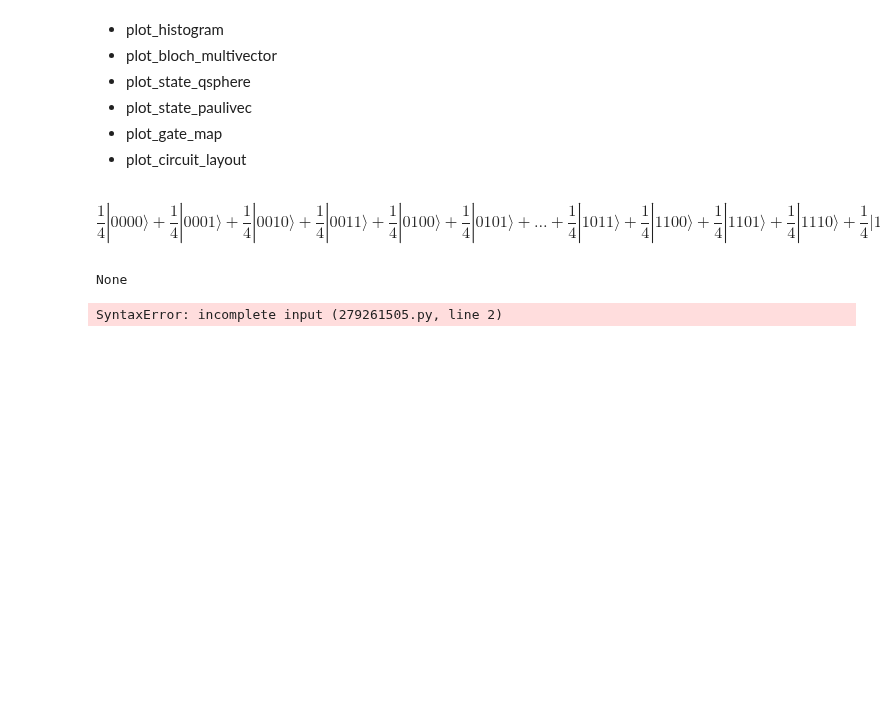
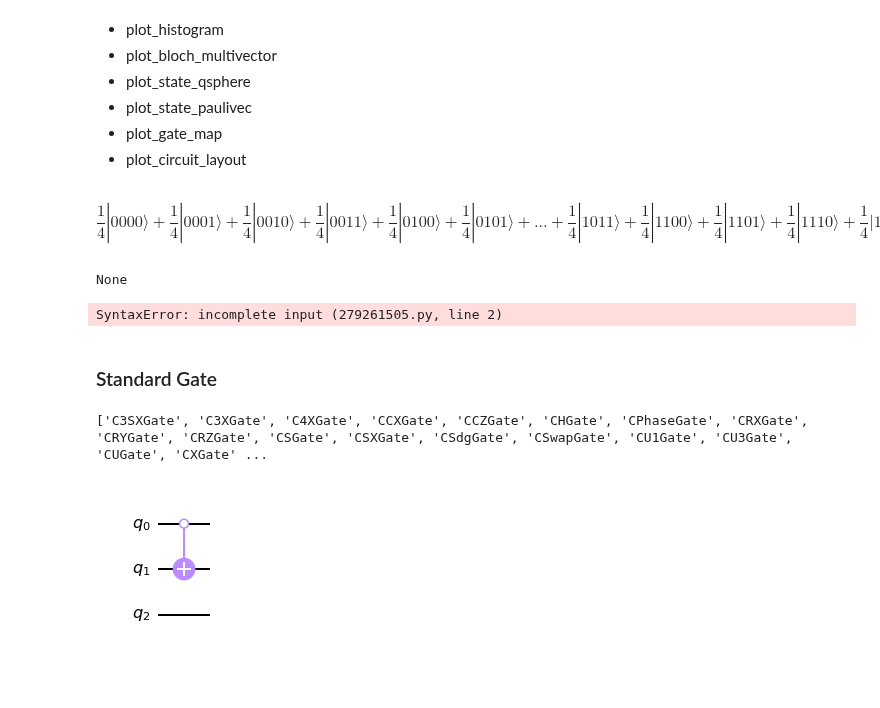
Before and after one commit to arque1393/QuantumLearning, a Jupyter notebook: QiskitBasics.ipynb, the cells around one changed output. Drawn from its saved outputs; the diff is of its cells as text; code cells hidden in the pictures; blank space fills up the shorter version.

```diff
--- a/QiskitBasics.ipynb
+++ b/QiskitBasics.ipynb
@@ -279,3 +279,5 @@ disp(plot_circuit_layout(
     circuit = circuit, backend = qasm_sim)
 # %% [output]
 SyntaxError: incomplete input (279261505.py, line 2)
+# %% [markdown]
+### Standard Gate
@@ -281,0 +286,15 @@ SyntaxError: incomplete input (279261505.py, line 2)
+# %%
+print(dir(gate))
+# %% [output]
+['C3SXGate', 'C3XGate', 'C4XGate', 'CCXGate', 'CCZGate', 'CHGate', 'CPhaseGate', 'CRXGate', 'CRYGate', 'CRZGate', 'CSGate', 'CSXGate', 'CSdgGate', 'CSwapGate', 'CU1Gate', 'CU3Gate', 'CUGate', 'CXGate' ...
+# %%
+cx = gate.XGate().control(1,ctrl_state='0')
+circ = q.QuantumCircuit(3)
+# circ.x([0,2])
+circ.append(cx,[0,1])
+disp(circ.draw('mpl'))
+# qasm_sim.run(circ).result().get_statevector().draw('latex')
+# %% [output]
+[figure, added]
+# %% [markdown]
+#
```
Also changed, not shown: parts of 1 cell of this notebook, 4 other files.
